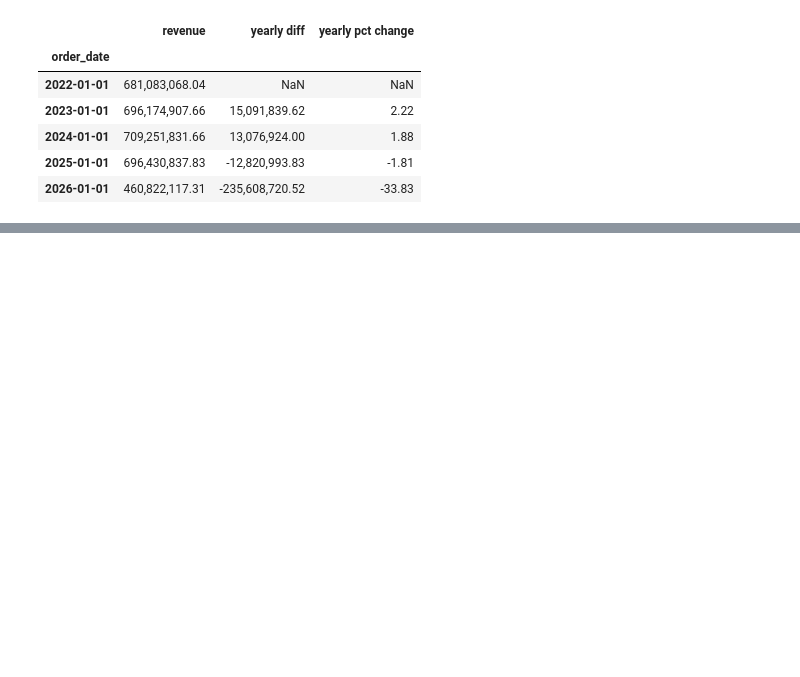
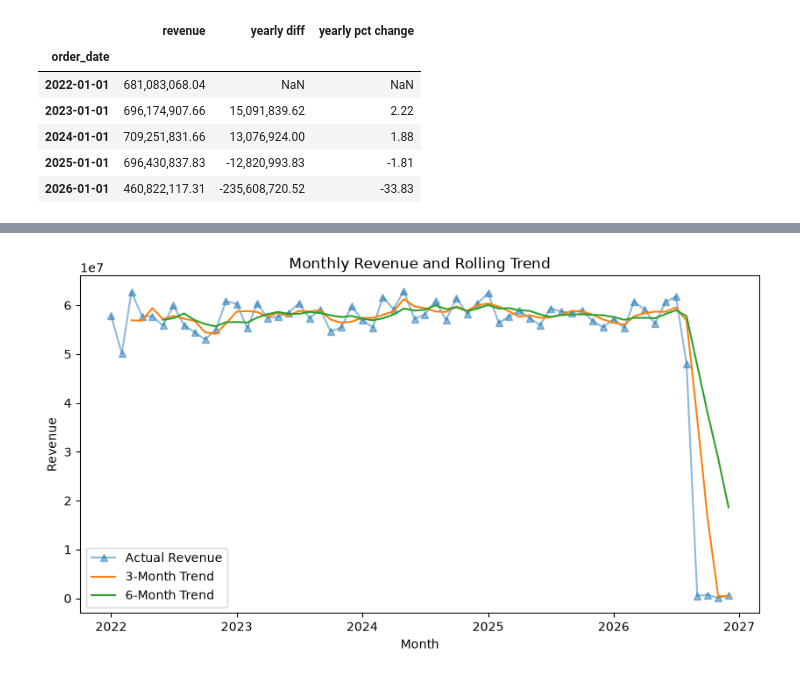
Before and after one commit to piyush8769/messy-ecommerce-analytics-dataset, a Jupyter notebook: Module_3_Data_Transformation.ipynb, the cells around one changed output, grey strips where cells are left out. Drawn from its saved outputs; the diff is of its cells as text; code cells hidden in the pictures; blank space fills up the shorter version.

```diff
--- a/Module_3_Data_Transformation.ipynb
+++ b/Module_3_Data_Transformation.ipynb
@@ -2212,0 +2275,6 @@ yearly_revenue_df
+# %%
+monthly_revenue_df['3_month_trend']=monthly_revenue_df['revenue'].rolling(window=3).mean()
+
+monthly_revenue_df['6_month_trend']=monthly_revenue_df['revenue'].rolling(window=6).mean()
+
+monthly_revenue_df.head(12)
@@ -2212,0 +2296,30 @@ yearly_revenue_df
+# %%
+plt.figure(figsize=(10,5))
+
+plt.plot(
+    monthly_revenue_df.index,
+    monthly_revenue_df['revenue'],
+    label='Actual Revenue',
+    marker='^',
+    alpha=0.5
+)
+
+plt.plot(
+    monthly_revenue_df.index,
+    monthly_revenue_df['3_month_trend'],
+    label='3-Month Trend'
+)
+
+plt.plot(
+    monthly_revenue_df.index,
+    monthly_revenue_df['6_month_trend'],
+    label='6-Month Trend'
+)
+
+plt.xlabel('Month')
+plt.title('Monthly Revenue and Rolling Trend')
+plt.ylabel('Revenue')
+plt.legend()
+plt.show()
+# %% [output]
+[figure, added]
```
Also changed, not shown: parts of 31 cells of this notebook.
